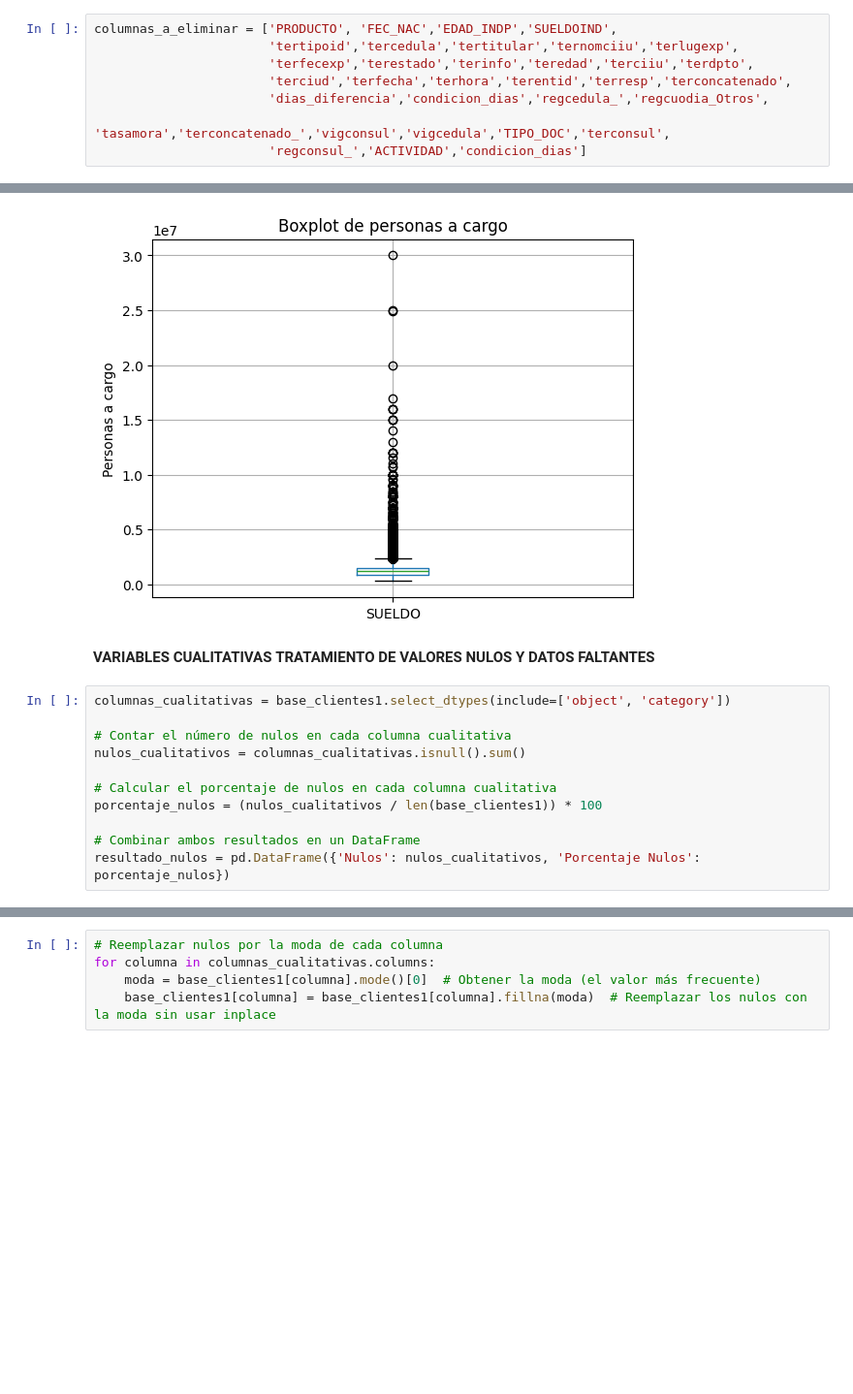
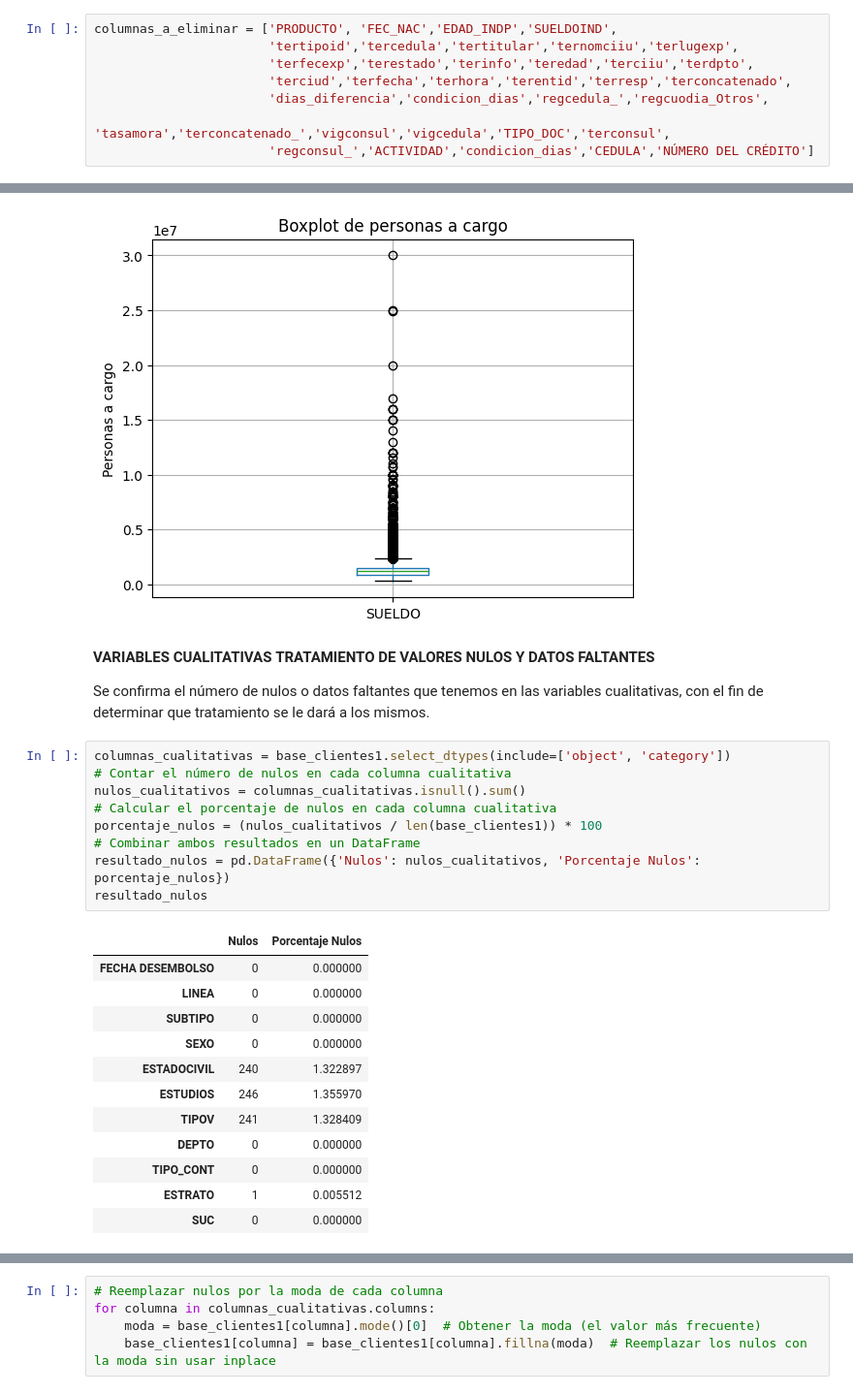
Before and after one commit to HaroldMorales27/Centrales-de-riesgo, a Jupyter notebook: Untitled-1.ipynb, the cells around one changed output, grey strips where cells are left out. Shown at 97% size. Saved outputs shown, nothing was run; the diff lists cells and outputs as text; blank space fills up the shorter version.

```diff
--- a/Untitled-1.ipynb
+++ b/Untitled-1.ipynb
@@ -316,7 +316,7 @@ columnas_a_eliminar = ['PRODUCTO', 'FEC_NAC','EDAD_INDP','SUELDOIND',
                        'terciud','terfecha','terhora','terentid','terresp','terconcatenado',
                        'dias_diferencia','condicion_dias','regcedula_','regcuodia_Otros',
                        'tasamora','terconcatenado_','vigconsul','vigcedula','TIPO_DOC','terconsul',
-                       'regconsul_','ACTIVIDAD','condicion_dias']
+                       'regconsul_','ACTIVIDAD','condicion_dias','CEDULA','NÚMERO DEL CRÉDITO']
 # %% [markdown]
 Eliminación de las columnas que no son necesarias para el anáisis.
 # %%
@@ -631,17 +631,30 @@ plt.ylabel('Personas a cargo')
 plt.show()
 # %% [output]
 [figure]
-# %% [markdown]
-**VARIABLES CUALITATIVAS**
-**TRATAMIENTO DE VALORES NULOS Y DATOS FALTANTES**
+# %% [markdown]
+**VARIABLES CUALITATIVAS**
+**TRATAMIENTO DE VALORES NULOS Y DATOS FALTANTES**
+
+Se confirma el número de nulos o datos faltantes que tenemos en las variables cualitativas, con el fin de determinar que tratamiento se le dará a los mismos.
 # %%
 columnas_cualitativas = base_clientes1.select_dtypes(include=['object', 'category'])
-
 # Contar el número de nulos en cada columna cualitativa
 nulos_cualitativos = columnas_cualitativas.isnull().sum()
-
 # Calcular el porcentaje de nulos en cada columna cualitativa
 porcentaje_nulos = (nulos_cualitativos / len(base_clientes1)) * 100
-
 # Combinar ambos resultados en un DataFrame
 resultado_nulos = pd.DataFrame({'Nulos': nulos_cualitativos, 'Porcentaje Nulos': porcentaje_nulos})
+resultado_nulos
+# %% [output]
+|  | Nulos | Porcentaje Nulos |
+| FECHA DESEMBOLSO | 0 | 0.000000 |
+| LINEA | 0 | 0.000000 |
+| SUBTIPO | 0 | 0.000000 |
+| SEXO | 0 | 0.000000 |
+| ESTADOCIVIL | 240 | 1.322897 |
+| ESTUDIOS | 246 | 1.355970 |
+| TIPOV | 241 | 1.328409 |
+| DEPTO | 0 | 0.000000 |
+| TIPO_CONT | 0 | 0.000000 |
+| ESTRATO | 1 | 0.005512 |
+| SUC | 0 | 0.000000 |
```
Also changed, not shown: parts of 4 cells of this notebook.
